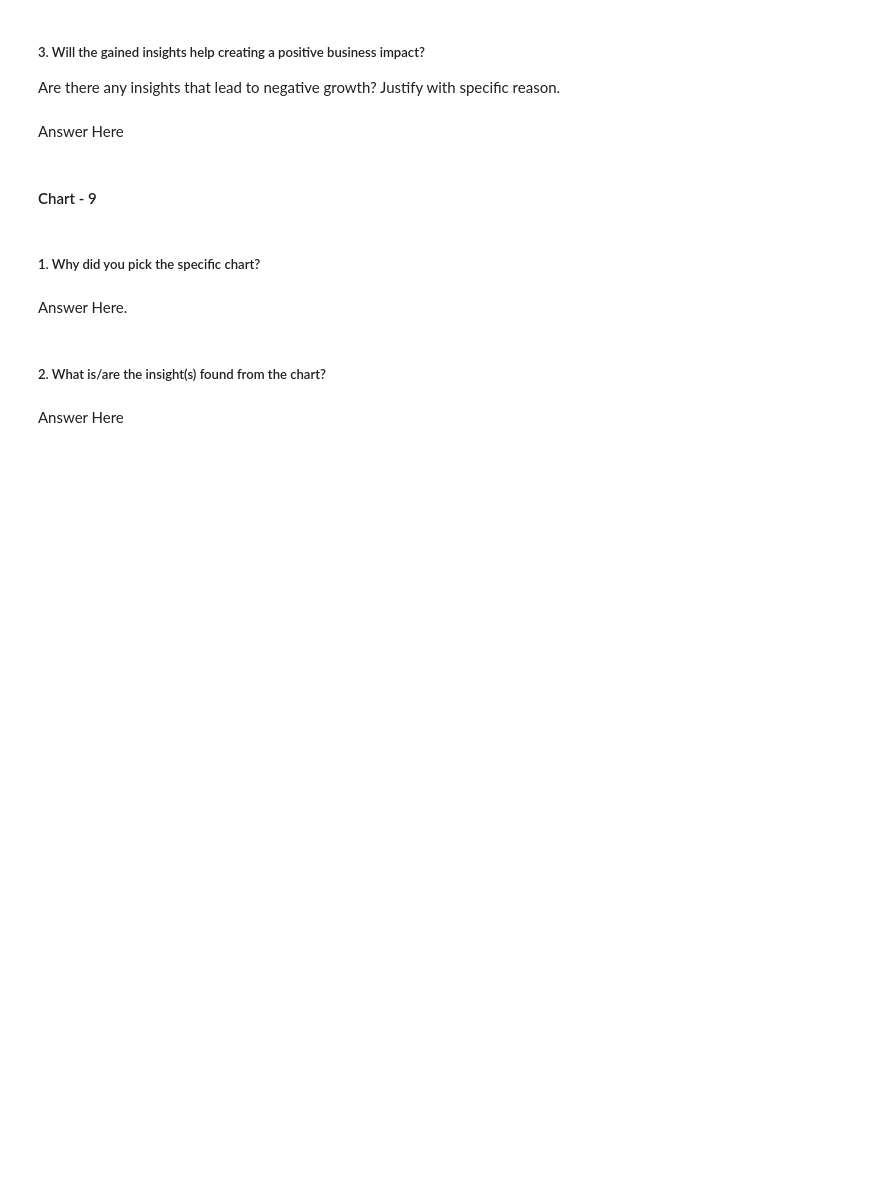
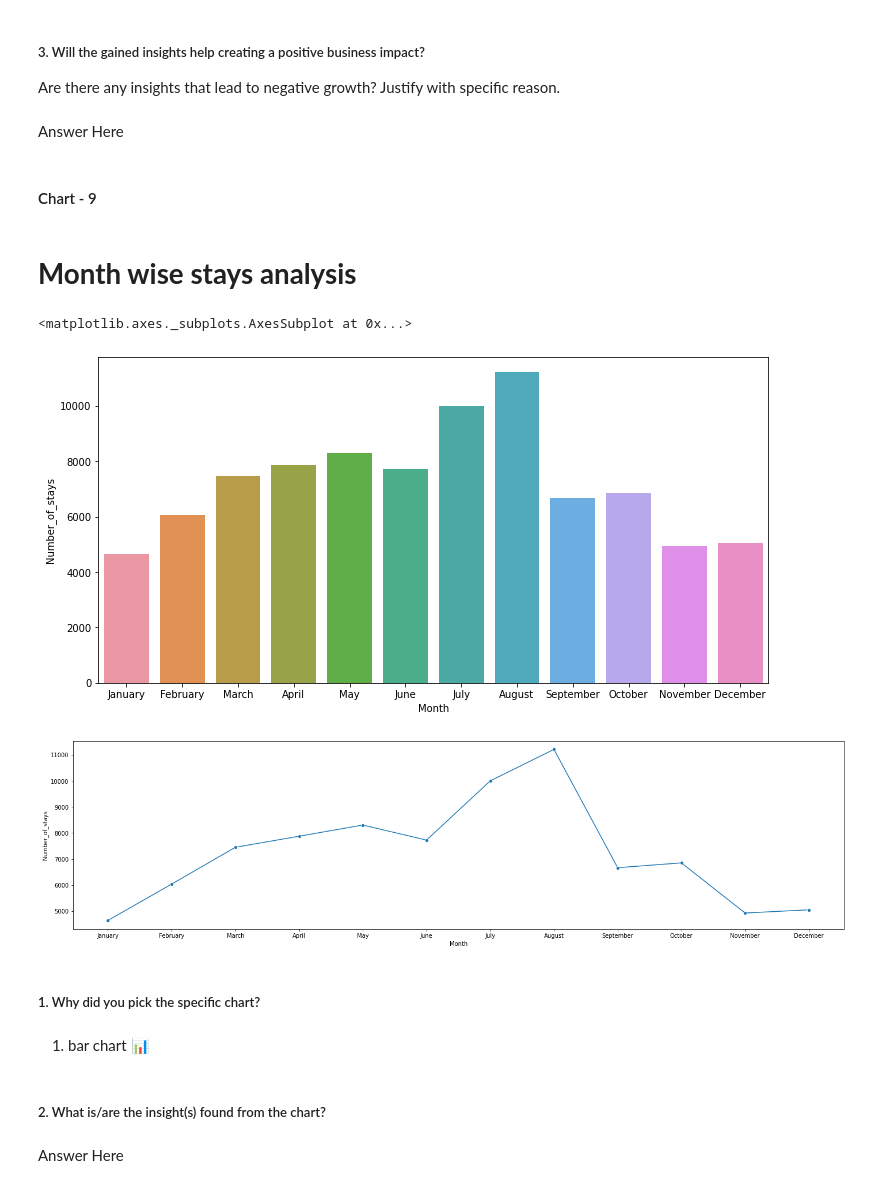
Before and after one commit to Amanr1996/project_initial_reasearch, a Jupyter notebook: EDA_project_on_Hotel_Booking_Analysis.ipynb, the cells around one changed output. Drawn from its saved outputs; the diff is of its cells as text; code cells hidden in the pictures; blank space fills up the shorter version.

```diff
--- a/EDA_project_on_Hotel_Booking_Analysis.ipynb
+++ b/EDA_project_on_Hotel_Booking_Analysis.ipynb
@@ -1459,12 +1468,36 @@ Are there any insights that lead to negative growth? Justify with specific reaso
 Answer Here
 # %% [markdown]
 #### Chart - 9
+# %% [markdown]
+# **Month wise stays analysis**
 # %%
 # Chart - 9 visualization code
+# %%
+## sortin the month in order.
+reindex = ['January', 'February','March','April','May','June','July','August','September','October','November','December']
+# %%
+# monthly stay from 2015 to 2017
+stays_2015to2017 = df[df['total_stays'] !=0][['total_stays','arrival_date_month']] # applying filter
+# %%
+### resetting index, renaming index.
+df1 = pd.DataFrame(stays_2015to2017['arrival_date_month'].value_counts().reset_index().rename(columns = {'index':'Month','arrival_date_month':'Number_of_stays' }))
+# %%
+## arranging the data in month order.
+df1['Month'] = pd.Categorical(df1['Month'],categories=reindex,ordered=True)
+ax3 = sns.set_style(style=None, rc=None )
+## code for chart.
+sns.barplot(x="Month", y="Number_of_stays",data= df1)
+fig, ax3 = plt.subplots(figsize=(24,6))
+
+sns.lineplot(data = df1,y="Number_of_stays",x="Month", marker='o', sort = True)
+# %% [output]
+<matplotlib.axes._subplots.AxesSubplot at 0x...>
+[figure, added]
+[figure, added]
 # %% [markdown]
 ##### 1. Why did you pick the specific chart?
-# %% [markdown]
-Answer Here.
+# %% [markdown]
+1. bar chart 📊
 # %% [markdown]
 ##### 2. What is/are the insight(s) found from the chart?
 # %% [markdown]
```
Also changed, not shown: parts of 7 cells of this notebook.
